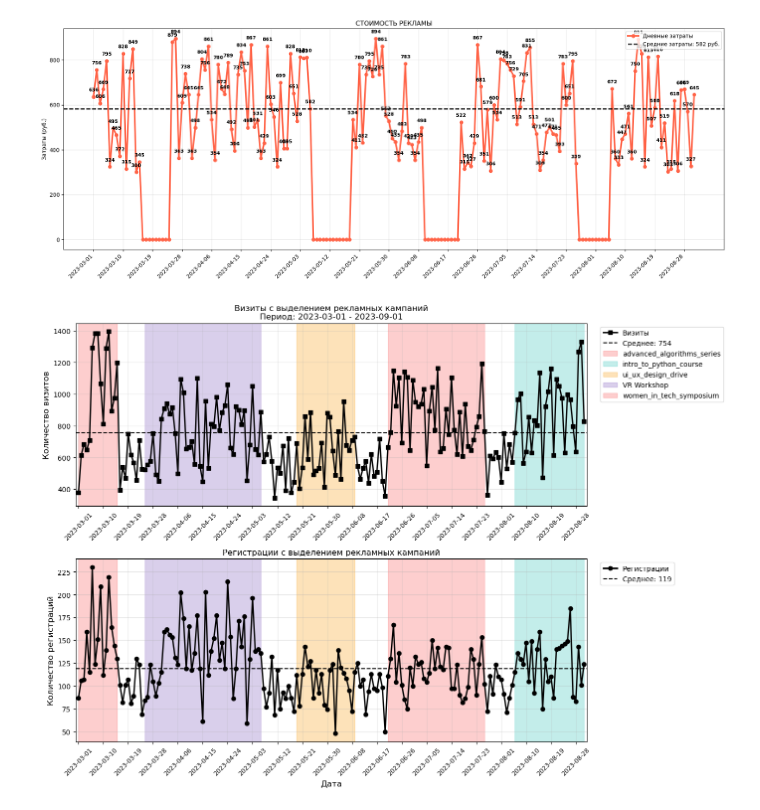
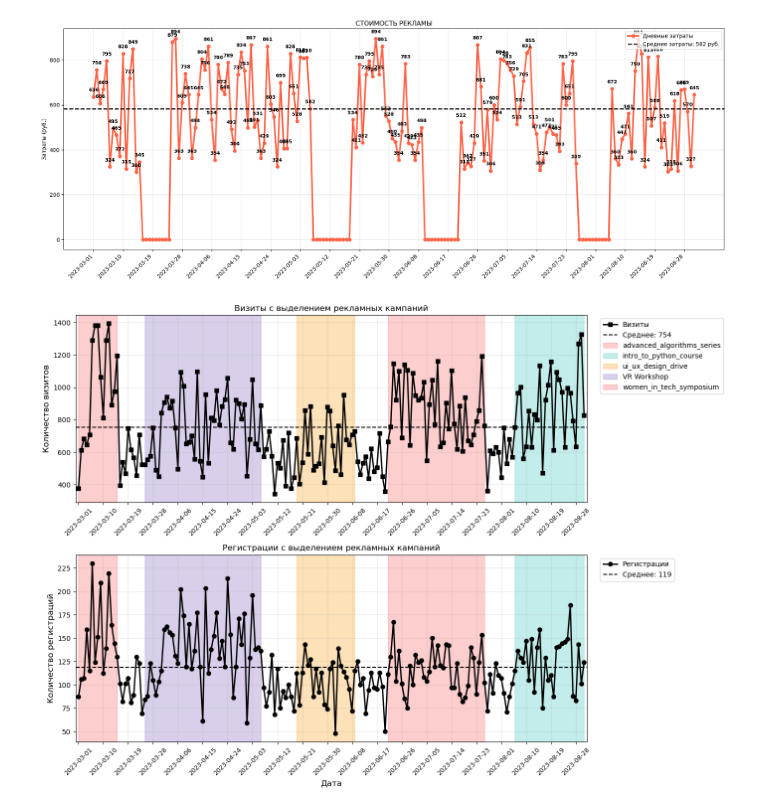
Before and after one commit to EvgenyPerevera/data-analytics-project-100, a Jupyter notebook: charts_project.ipynb, the cells around one changed output. Cells and saved outputs as stored; diff of their text form; code cells hidden in the pictures.

Commit message:
Data analytics project with visualizations

```diff
--- a/charts_project.ipynb
+++ b/charts_project.ipynb
@@ -872,7 +872,7 @@ else:
     # ВЕРХНИЙ ГРАФИК - ВИЗИТЫ
     ax1.plot(daily_data['date_group_dt'], daily_data['visits'],
              marker='s', color="#000000", linewidth=2, label='Визиты')
-    ax1.set_title(f'Визиты с выделением рекламных кампаний\nПериод: {DATE_BEGIN} - {DATE_END}')
+    ax1.set_title(f'Визиты с выделением рекламных кампаний')
     ax1.set_ylabel('Количество визитов', fontsize=12)
     ax1.grid(True, alpha=0.3)
 
@@ -925,31 +925,31 @@ else:
     num_days = len(daily_data)
     interval = max(1, num_days // 20)
 
     locator = mdates.DayLocator(interval=interval)
     formatter = mdates.DateFormatter('%Y-%m-%d')
 
     # Для верхнего графика
     ax1.xaxis.set_major_locator(locator)
     ax1.xaxis.set_major_formatter(formatter)
     ax1.tick_params(axis='x', labelbottom=True, rotation=45, labelsize=9)
 
     # Для нижнего графика
     ax2.xaxis.set_major_locator(locator)
     ax2.xaxis.set_major_formatter(formatter)
     ax2.tick_params(axis='x', rotation=45, labelsize=9)
 
     x_min = daily_data['date_group_dt'].min() - pd.Timedelta(days=1)
     x_max = daily_data['date_group_dt'].max() + pd.Timedelta(days=1)
     ax1.set_xlim(x_min, x_max)
     ax2.set_xlim(x_min, x_max)
 
     ax1.legend(loc='upper left', fontsize=10, bbox_to_anchor=(1.02, 1))
     ax2.legend(loc='upper left', fontsize=10, bbox_to_anchor=(1.02, 1))
 
     plt.tight_layout()
 
     # Сохраняем и показываем
     plt.savefig('./charts/visits_registrations_with_campaigns.png', dpi=300, bbox_inches='tight')
     plt.show()
 # %% [output]
-[figure, old version]
+[figure, new version]
```
Also changed, not shown: parts of 1 cell of this notebook, 1 other file.
